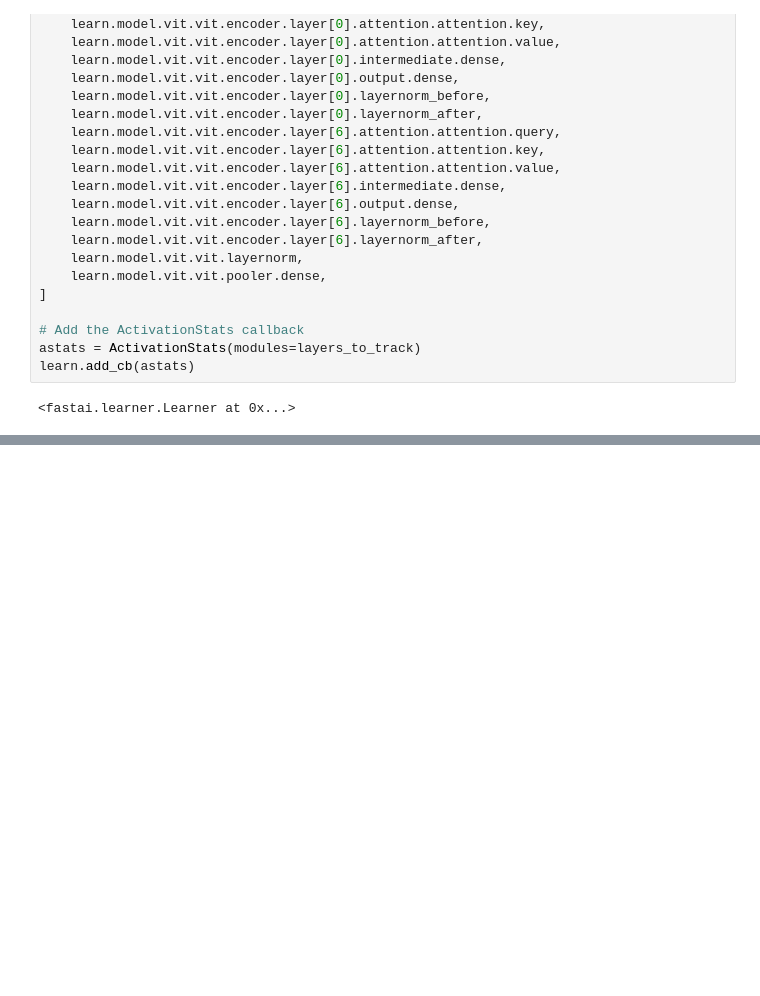
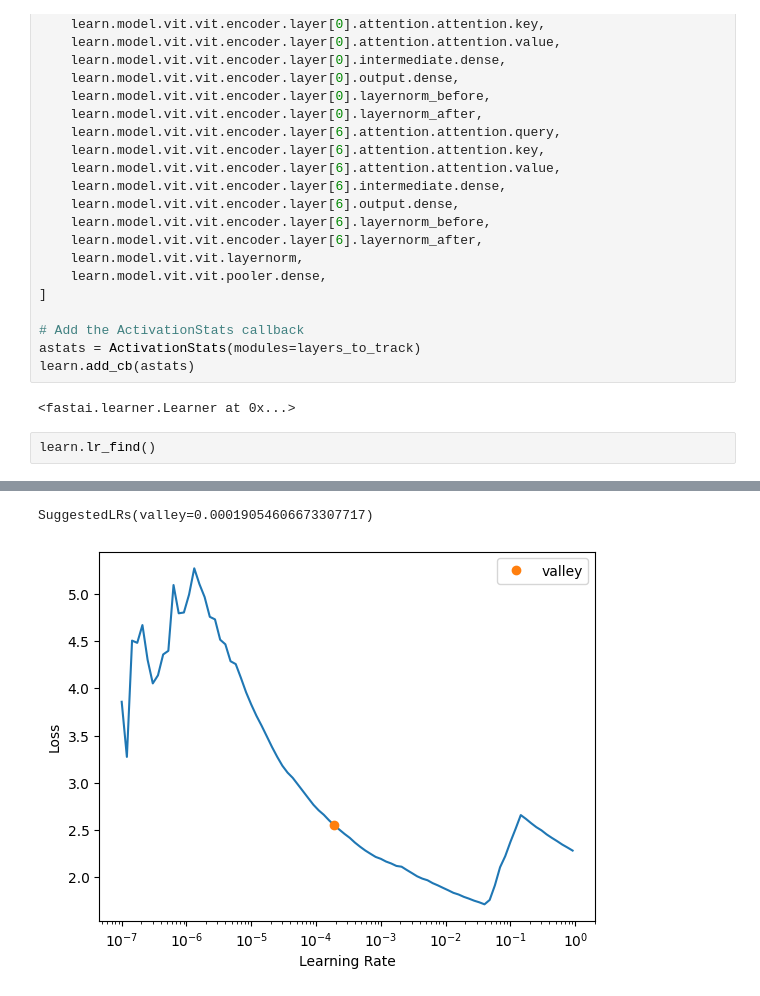
Before and after one commit to artursil/color_transfer, a Jupyter notebook: color_transfer.ipynb, the cells around one changed output, grey strips where cells are left out. Cells and saved outputs as stored; diff of their text form; blank space fills up the shorter version.

```diff
--- a/color_transfer.ipynb
+++ b/color_transfer.ipynb
@@ -166,3 +166,6 @@ astats = ActivationStats(modules=layers_to_track)
 learn.add_cb(astats)
 # %% [output]
 <fastai.learner.Learner at 0x...>
+# %%
+learn.lr_find()
+# %% [output]
@@ -168,0 +173,2 @@ learn.add_cb(astats)
+SuggestedLRs(valley=0.00019054606673307717)
+[figure, added]
```
Also changed, not shown: parts of 16 cells of this notebook, 1 other file.
